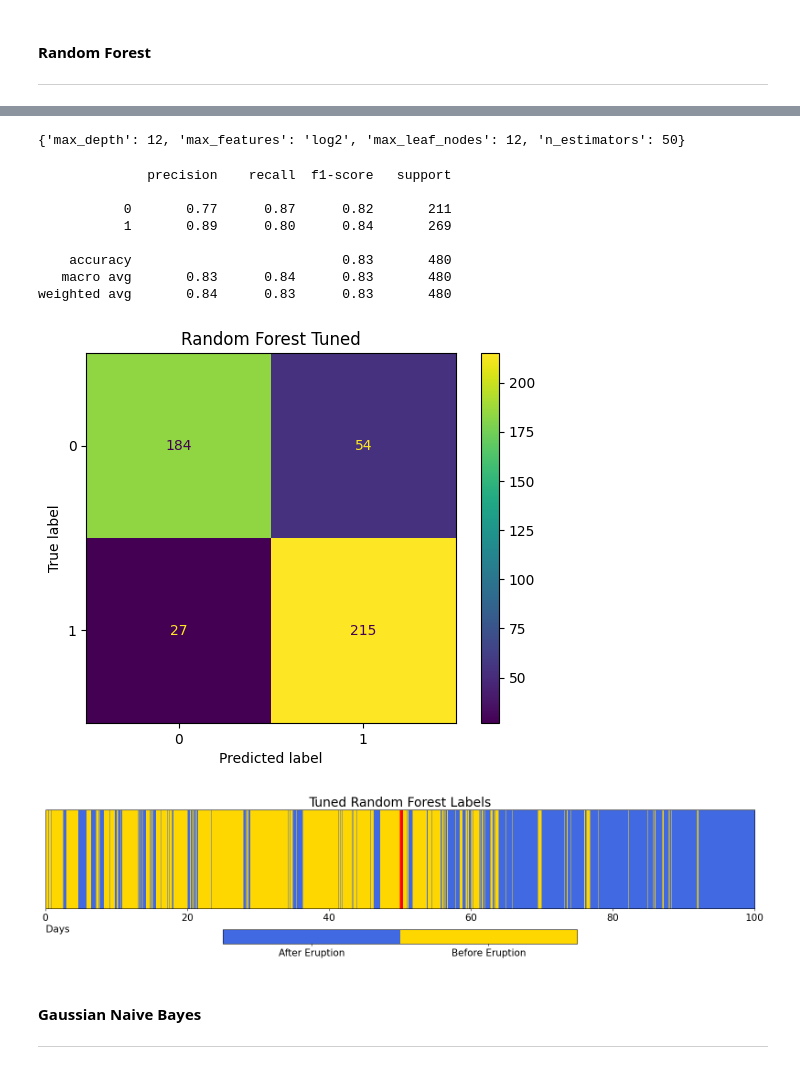
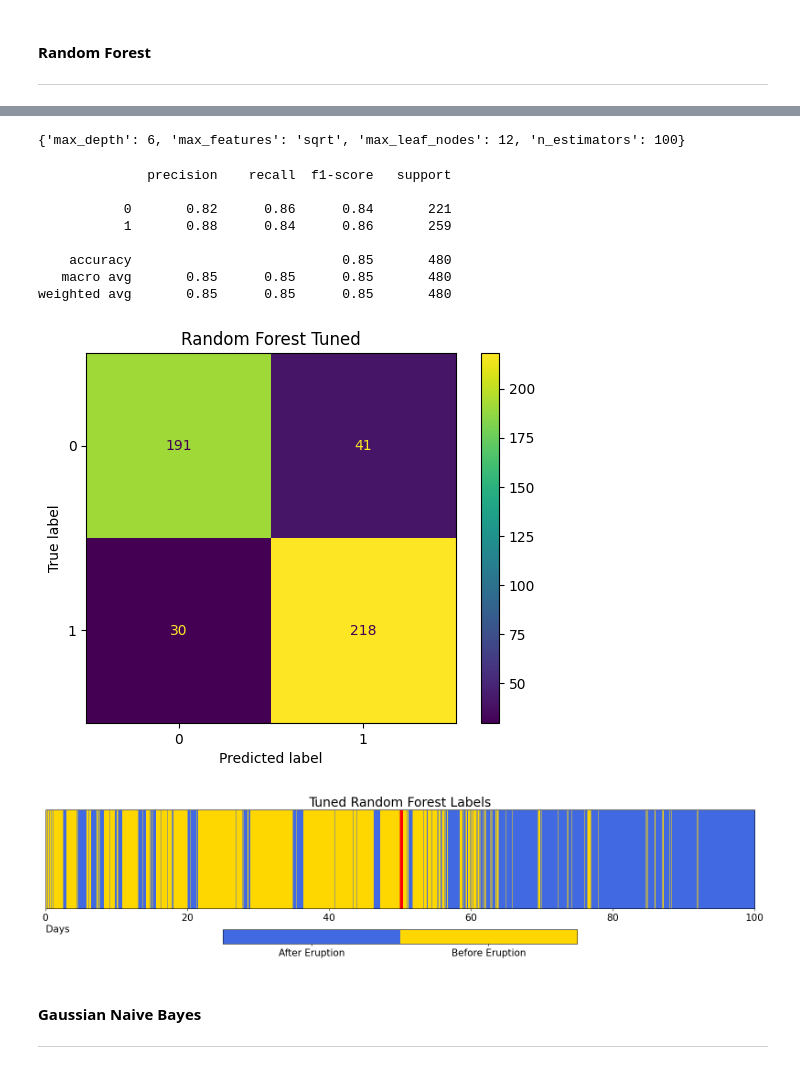
Before and after one commit to UW-MLGEO/MLGEO2024_Geldingadalir, a Jupyter notebook: notebooks/Classic_ML/Classic_ML.ipynb, the cells around one changed output, grey strips where cells are left out. Cells and saved outputs as stored; diff of their text form; code cells hidden in the pictures.

```diff
--- a/notebooks/Classic_ML/Classic_ML.ipynb
+++ b/notebooks/Classic_ML/Classic_ML.ipynb
@@ -235,3 +236,6 @@ Y = true_labels
 #same features list
 features = df_final.keys().to_numpy()
 features
+
+#set random state for all models (for reproducibility)
+state = 42
@@ -282,6 +353,6 @@ print(grid_search.best_params_)
 # %%
 #use ideal parameters and test model
-knn_tuned = KNeighborsClassifier(n_neighbors=14)
+knn_tuned = KNeighborsClassifier(n_neighbors=7)
 knn_tuned.fit(X_train, Y_train)
 y_pred_grid = knn_tuned.predict(X_test)
 print(classification_report(y_pred_grid, Y_test))
@@ -362,35 +433,36 @@ param_grid = {
     'max_leaf_nodes': [3, 6, 9, 12]}
 
 #Run grid search and print optimal settings
-grid_search = GridSearchCV(RandomForestClassifier(),
+grid_search = GridSearchCV(rf,
                            param_grid=param_grid, cv=5)
 grid_search.fit(X_train, Y_train)
 print(grid_search.best_params_)
 # %% [output]
-{'max_depth': 12, 'max_features': 'log2', 'max_leaf_nodes': 12, 'n_estimators': 50}
+{'max_depth': 6, 'max_features': 'sqrt', 'max_leaf_nodes': 12, 'n_estimators': 100}
 # %%
 #use ideal parameters and test model
-rf_tuned = RandomForestClassifier(max_depth=12,
-                                    max_features="log2",
+rf_tuned = RandomForestClassifier(max_depth=6,
+                                    max_features="sqrt",
                                     max_leaf_nodes=12,
-                                    n_estimators=50)
+                                    n_estimators=100,
+                                    random_state=state)
 rf_tuned.fit(X_train, Y_train)
 y_pred_grid = rf_tuned.predict(X_test)
 print(classification_report(y_pred_grid, Y_test))
 
 rf_dict = classification_report(Y_test, y_pred_grid, output_dict=True)
 ConfusionMatrixDisplay(confusion_matrix(Y_test, y_pred_grid)).plot()
 plt.title('Random Forest Tuned');
 # %% [output]
               precision    recall  f1-score   support
 
-           0       0.77      0.87      0.82       211
-           1       0.89      0.80      0.84       269
+           0       0.82      0.86      0.84       221
+           1       0.88      0.84      0.86       259
 
-    accuracy                           0.83       480
-   macro avg       0.83      0.84      0.83       480
-weighted avg       0.84      0.83      0.83       480
+    accuracy                           0.85       480
+   macro avg       0.85      0.85      0.85       480
+weighted avg       0.85      0.85      0.85       480
-[figure, old version]
+[figure, new version]
 # %%
 #plot model's predictions over whole time series
 times = np.arange(len(df_final)+1) / 24 #time in days
@@ -416,7 +488,7 @@ ax.tick_params(axis='x', labelsize=15)
 ax.tick_params(axis='y', which='both', left=False, labelleft=False)
 cbar.set_ticks(ticks=[0.25,0.75], labels=['After Eruption', 'Before Eruption'], fontsize=15);
 # %% [output]
-[figure, old version]
+[figure, new version]
 # %% [markdown]
 #### Gaussian Naive Bayes
 -----------
```
Also changed, not shown: parts of 33 cells of this notebook.
